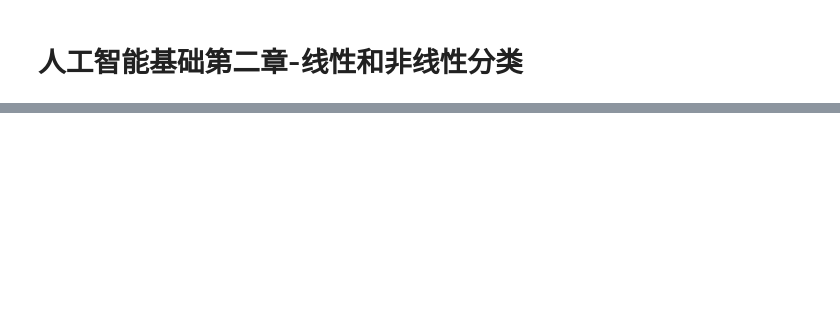
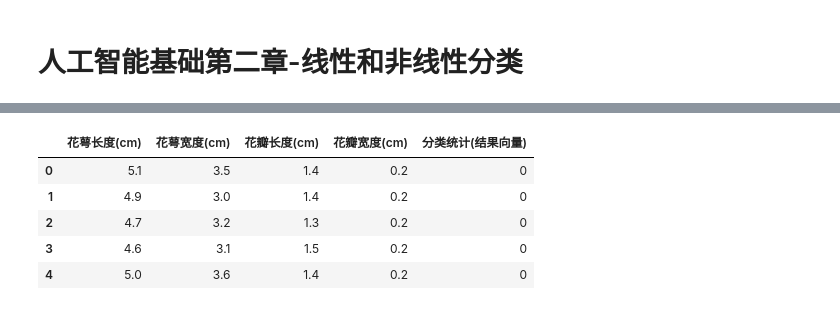
Before and after one commit to Michael-yunfei/MDLforBeginners, a Jupyter notebook: Chapter2/Chapter2_Lab.ipynb, the cells around one changed output, grey strips where cells are left out. Saved outputs shown, nothing was run; the diff lists cells and outputs as text; code cells hidden in the pictures; blank space fills up the shorter version.

```diff
--- a/Chapter2/Chapter2_Lab.ipynb
+++ b/Chapter2/Chapter2_Lab.ipynb
@@ -31,0 +198,11 @@ import pandas as pd # 重点内容
+# %%
+iris_df2 = iris_df.copy()  # 复制一个数据阵，从而方便显示中文属性
+iris_df2.columns = ['花萼长度(cm)', '花萼宽度(cm)', '花瓣长度(cm)', '花瓣宽度(cm)', '分类统计(结果向量)']  # 修改属性姓名
+iris_df2.head()
+# %% [output]
+|  | 花萼长度(cm) | 花萼宽度(cm) | 花瓣长度(cm) | 花瓣宽度(cm) | 分类统计(结果向量) |
+| 0 | 5.1 | 3.5 | 1.4 | 0.2 | 0 |
+| 1 | 4.9 | 3.0 | 1.4 | 0.2 | 0 |
+| 2 | 4.7 | 3.2 | 1.3 | 0.2 | 0 |
+| 3 | 4.6 | 3.1 | 1.5 | 0.2 | 0 |
+| 4 | 5.0 | 3.6 | 1.4 | 0.2 | 0 |
```
Also changed, not shown: parts of 32 cells of this notebook, 4 other files.
